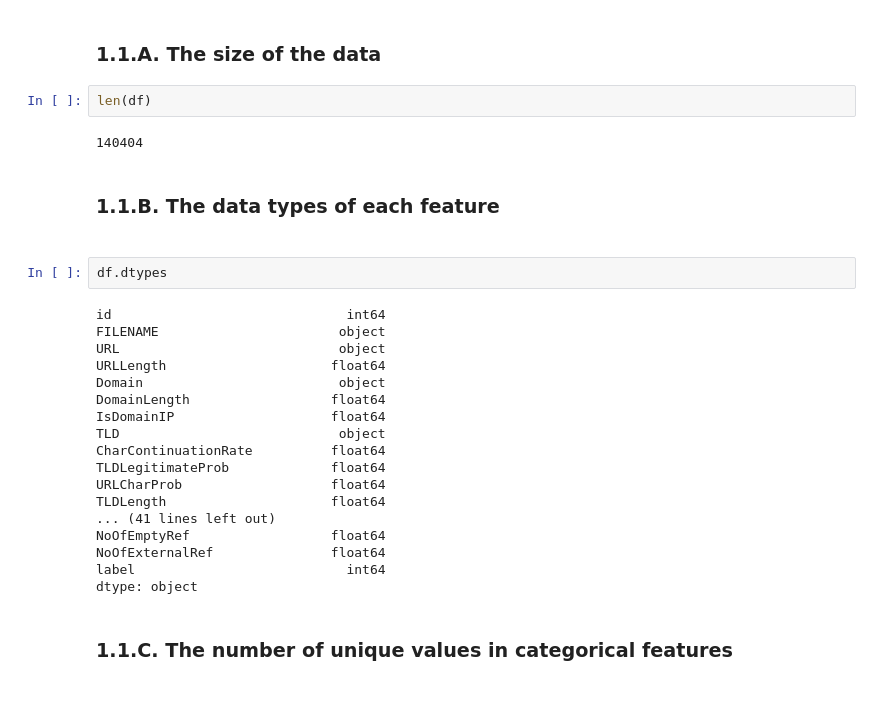
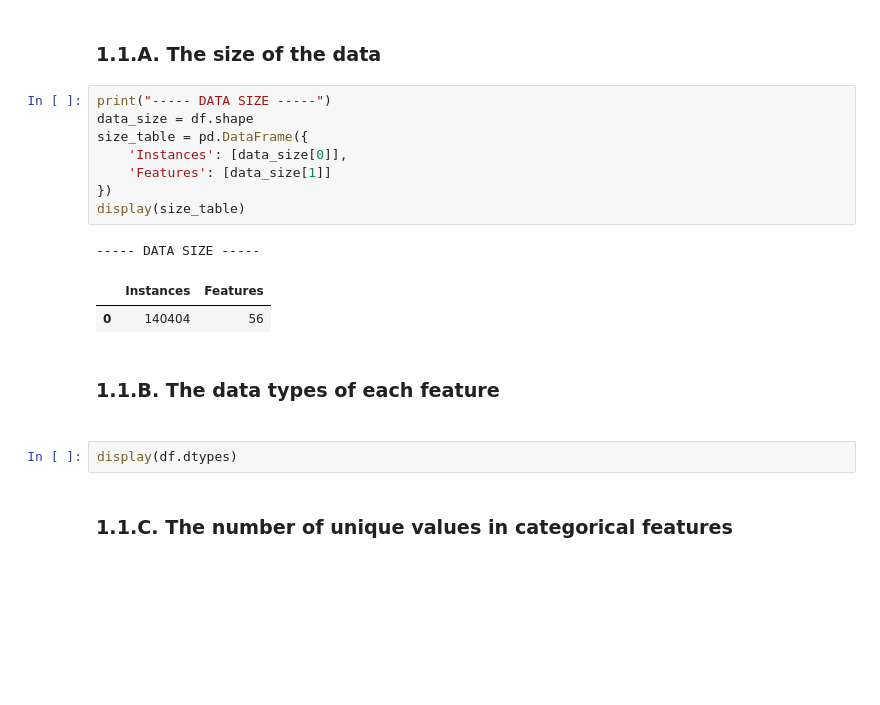
Before and after one commit to adli-arindra/Tucil-2-DAI, a Jupyter notebook: main.ipynb, the cells around one changed output. Saved outputs shown, nothing was run; the diff lists cells and outputs as text; blank space fills up the shorter version.

```diff
--- a/main.ipynb
+++ b/main.ipynb
@@ -38,32 +38,22 @@ Exploratory Data Analysis (EDA) is a crucial step in the data analysis process t
 <h2><strong>A. Data Understanding</strong></h2>
 # %% [markdown]
 <h3>1.1.A. The size of the data</h3>
-# %%
-len(df)
-# %% [output]
-140404
+# %%
+print("----- DATA SIZE -----")
+data_size = df.shape
+size_table = pd.DataFrame({
+    'Instances': [data_size[0]],
+    'Features': [data_size[1]]
+})
+display(size_table)
+# %% [output]
+----- DATA SIZE -----
+|  | Instances | Features |
+| 0 | 140404 | 56 |
 # %% [markdown]
 <h3>1.1.B. The data types of each feature<h3>
-# %%
-df.dtypes
-# %% [output]
-id                              int64
-FILENAME                       object
-URL                            object
-URLLength                     float64
-Domain                         object
-DomainLength                  float64
-IsDomainIP                    float64
-TLD                            object
-CharContinuationRate          float64
-TLDLegitimateProb             float64
-URLCharProb                   float64
-TLDLength                     float64
-... (41 lines left out)
-NoOfEmptyRef                  float64
-NoOfExternalRef               float64
-label                           int64
-dtype: object
+# %%
+display(df.dtypes)
 # %% [markdown]
 <h3>1.1.C. The number of unique values in categorical features<h3>
 # %% [markdown]
```
Also changed, not shown: parts of 5 cells of this notebook.
